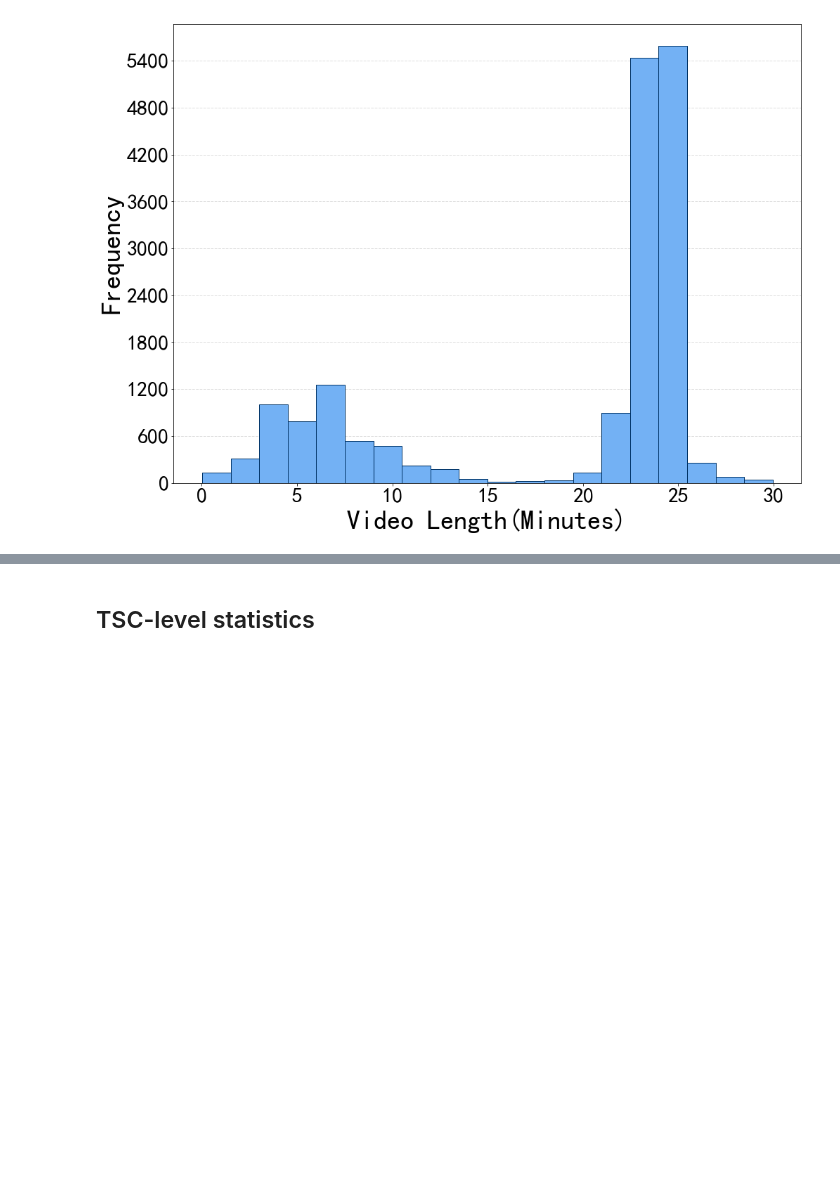
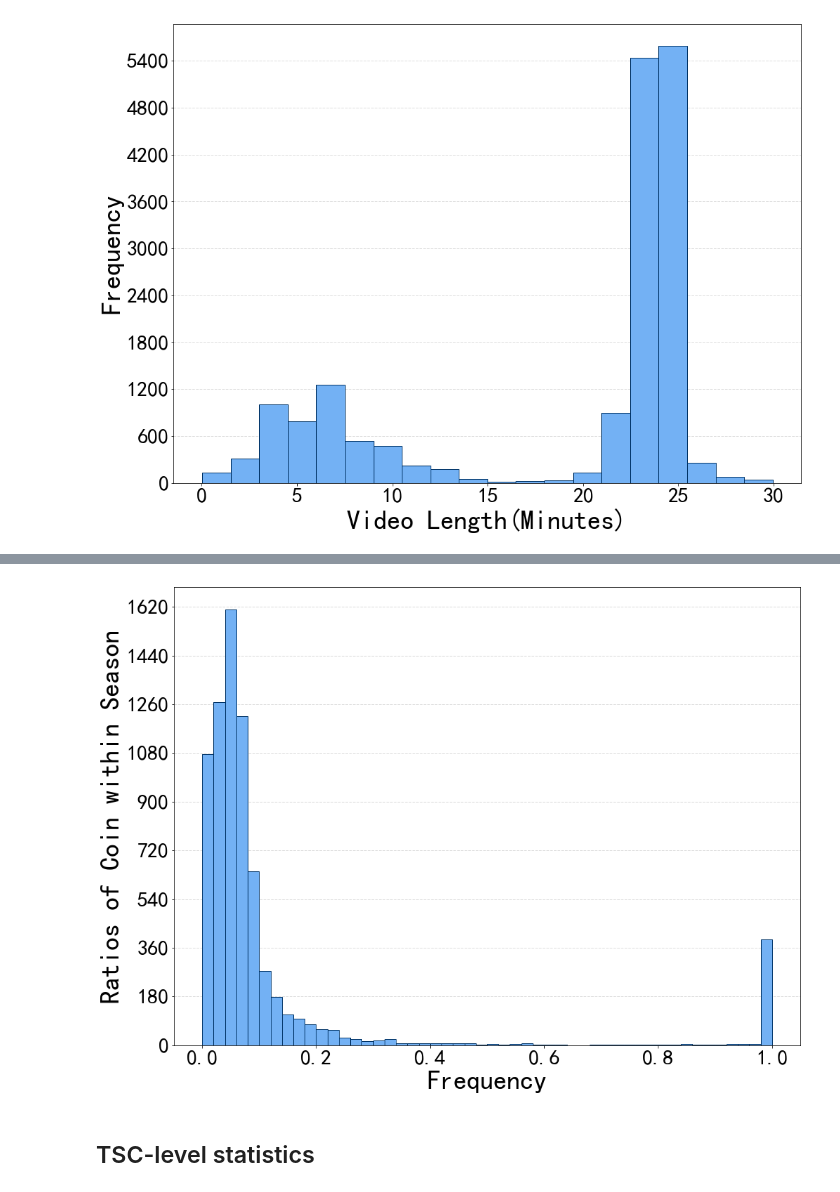
Before and after one commit to Viscount/IUI-Paper, a Jupyter notebook: data-stats/stats.ipynb, the cells around one changed output, grey strips where cells are left out. Saved outputs shown, nothing was run; the diff lists cells and outputs as text; code cells hidden in the pictures; blank space fills up the shorter version.

```diff
--- a/data-stats/stats.ipynb
+++ b/data-stats/stats.ipynb
@@ -157,3 +157,34 @@ plt.savefig('Figure_3c.pdf', bbox_inches='tight')
+# %%
+# distribution of ratio of coins
+# very poor code! to be updated!
+ep_coins = e[['season_id', 'coins']].dropna()
+ep_coins = ep_coins.loc[ep_coins['coins'] > 0].values.tolist()
+sc_dict = dict()
+for sc in ep_coins:
+    if sc[0] not in sc_dict:
+        sc_dict[sc[0]] = []
+    sc_dict[sc[0]].append(sc[1])
+ratios = []
+for s in sc_dict:
+    sum_coins = np.sum(sc_dict[s])
+    if sum_coins == 0:
+        continue
+    sc_ratio = np.array(sc_dict[s]) / sum_coins
+    ratios.extend(sc_ratio.tolist())
+ratios = pd.Series(ratios)
+ratios.hist(bins=50, figsize=(16,12),grid=False, color=BLUE, edgecolor=DARK_BLUE)
+mpl.rc('xtick', labelsize=30)
+mpl.rc('ytick', labelsize=30)
+mpl.rcParams['axes.labelsize'] = 38
+plt.yticks(np.arange(0, 1800, 180))
+ax = plt.gca()
+ax.set_axisbelow(True)
+ax.yaxis.grid(color=GRAY, linestyle='dashed', linewidth=1)
+plt.xlabel('Frequency')
+plt.ylabel('Ratios of Coin within Season')
+plt.savefig('Figure_3c.pdf', bbox_inches='tight')
+# %% [output]
+[figure, added]
 # %% [markdown]
 ## TSC-level statistics
 # %%
```
Also changed, not shown: parts of 1 cell of this notebook, 4 other files.
